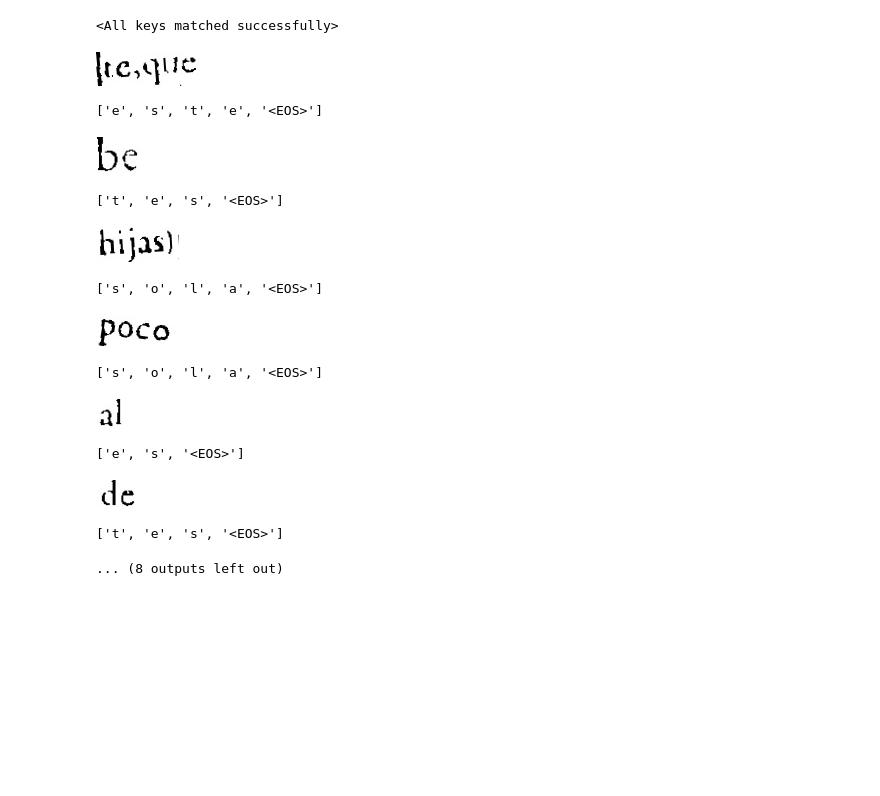
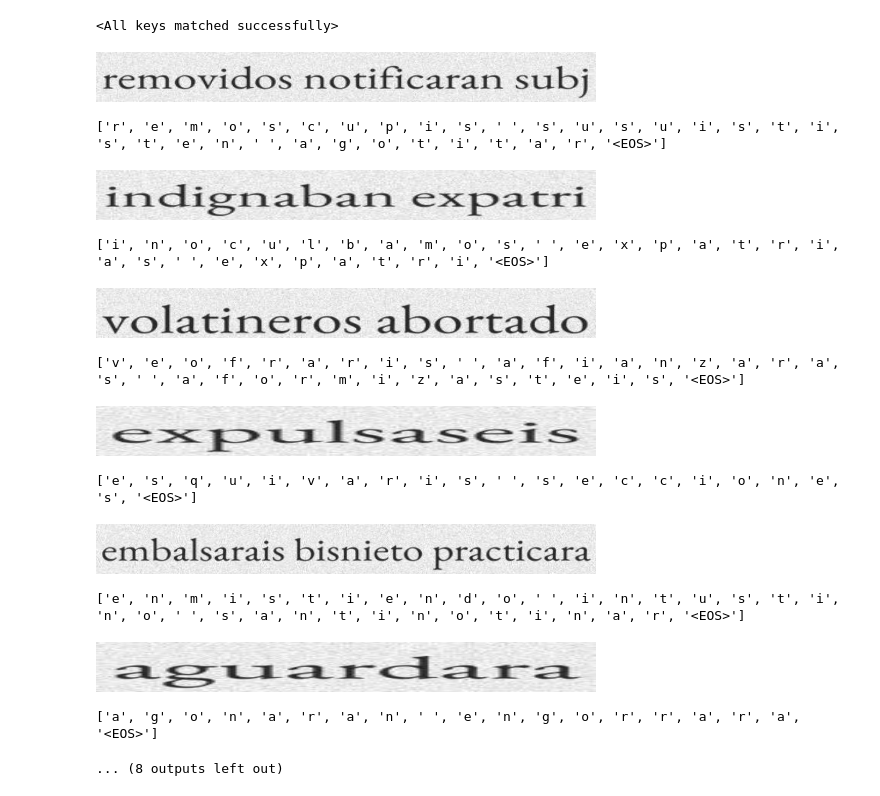
Before and after one commit to yamanoko/SeqCLR_RenaissanceSpanish, a Jupyter notebook: decoder_training.ipynb, the cells around one changed output. Saved outputs shown, nothing was run; the diff lists cells and outputs as text; code cells hidden in the pictures; blank space fills up the shorter version.

```diff
--- a/decoder_training.ipynb
+++ b/decoder_training.ipynb
@@ -34,13 +38,16 @@ encoder.load_state_dict(torch.load('encoder.pt'))
 # %%
 torch.manual_seed(0)
-decoder_dataset = DecoderDataset('Padilla_v2/labeled_dataset.csv', 'Padilla_v2/cropped_images', token_dict)
-# decoder_dataset = torch.utils.data.ConcatDataset([padilla_dataset, generated_dataset, padilla_dataset])
+padilla_dataset = DecoderDataset('Padilla/labeled_dataset.csv', 'Padilla/cropped_images', token_dict)
+# rodrigo_dataset = DecoderDataset('Rodrigo/rodrigo_dataset.csv', 'Rodrigo/images', token_dict)
+generated_dataset = DecoderDataset('generated_dataset_for_decoder/train.csv', 'generated_dataset_for_decoder/train', token_dict)
+decoder_dataset = torch.utils.data.ConcatDataset([padilla_dataset, generated_dataset])
+# decoder_dataset = padilla_dataset
 train_size = int(0.9 * len(decoder_dataset))
 val_size = len(decoder_dataset) - train_size
 train_dataset, val_dataset = random_split(decoder_dataset, [train_size, val_size])
-train_dataloader = DataLoader(train_dataset, batch_size=16)
-val_dataloader = DataLoader(val_dataset, batch_size=16)
+train_dataloader = DataLoader(train_dataset, batch_size=16, shuffle=True)
+val_dataloader = DataLoader(val_dataset, batch_size=16, shuffle=False)
 # %%
-criterion = CrossEntropyLoss()
+criterion = NLLLoss()
 optimizer = Adam(list(encoder.parameters()) + list(decoder.parameters()))
 cer = CharErrorRate()
@@ -53,6 +54,8 @@ def tokenizer_func(input_list: List[torch.tensor], token: List[str]) -> List[str
 # %%
 epochs = 20
 SOS_token = token_dict['<SOS>']
+train_cer_list = []
+val_cer_list = []
 
 for epoch in range(epochs):
     # Training loop
@@ -69,7 +72,7 @@ for epoch in range(epochs):
         predictions = []
         for t in range(labels.size(1)):
             decoder_output, decoder_hidden = decoder(decoder_input, decoder_hidden, encoder_outputs)
-            _, decoder_output_labels = torch.max(F.log_softmax(decoder_output), dim=1)
+            _, decoder_output_labels = torch.max(decoder_output, dim=1)
 
             loss += criterion(decoder_output, labels[:, t])
             predictions.append(decoder_output_labels.unsqueeze(0))
@@ -88,6 +91,7 @@ for epoch in range(epochs):
         if i % 100 == 0:
             print(
                 f"Epoch {epoch + 1}/{epochs}, Batch {i}/{len(train_dataloader)}, Loss: {loss.item()}, CER: {total_cer / batch_count}")
+            train_cer_list.append(total_cer / batch_count)
 
     # Validation loop
     decoder.eval()
@@ -104,7 +108,7 @@ for epoch in range(epochs):
             val_predictions = []
             for t in range(labels.size(1)):
                 decoder_output, decoder_hidden = decoder(decoder_input, decoder_hidden, encoder_outputs)
-                _, decoder_output_labels = torch.max(F.log_softmax(decoder_output), dim=1)
+                _, decoder_output_labels = torch.max(decoder_output, dim=1)
 
                 loss += criterion(decoder_output, labels[:, t])
                 val_predictions.append(decoder_output_labels.unsqueeze(0))
@@ -120,6 +124,7 @@ for epoch in range(epochs):
 
         val_loss = total_val_loss / val_batch_count
         val_cer = total_val_cer / val_batch_count
+        val_cer_list.append(val_cer)
 
     print(f"Epoch {epoch + 1}/{epochs}, Validation Loss: {val_loss}, Validation CER: {val_cer}")
 # %% [output]
@@ -171,55 +183,59 @@ with open('char_to_token.pkl', 'rb') as f:
     token_dict = pickle.load(f)
 
 SOS_token = token_dict['<SOS>']
-test_dataset_folder = "cropped_images"
+test_dataset_folder = "generated_dataset_for_decoder/train"
 # %%
 import PIL
 from PIL import Image
 from matplotlib import pyplot as plt
+from torchvision.transforms import ToPILImage
 
 import random
 
-img_size = (32, 100)
+img_size = (50, 500)
 
 data_transform = transforms.Compose([
-            Lambda(lambda img: img.convert("L")),  # Convert image to grayscale
-            Lambda(lambda img: resize_and_pad(img=img, target_size=img_size)),
+            # Lambda(lambda img: img.convert("L")),  # Convert image to grayscale
+            # Lambda(lambda img: img.point(lambda p: p > 128 and 255)),  # Binarize the image
+            # Lambda(lambda img: resize_and_pad(img=img, target_size=img_size)),
+            Lambda(lambda img: img.convert("RGB")),
             Resize(img_size),
             ToTensor(),  # Convert image to PyTorch Tensor in CHW format
         ])
 
 decoder.eval()
 
 test_data_files = os.listdir(test_dataset_folder)
 random.shuffle(test_data_files)
 
 with torch.no_grad():
     for filename in test_data_files[:10]:
         image = Image.open(os.path.join(test_dataset_folder, filename))
-        display(image)
-        image_tensor = data_transform(image).unsqueeze(0).to(device)
+        image = data_transform(image)
+        display(ToPILImage()(image))
+        image_tensor = image.unsqueeze(0).to(device)
         encoder_outputs, decoder_hidden = encoder(image_tensor)
         decoder_input = torch.tensor([[SOS_token]] * image_tensor.size(0)).to(device)
         prediction = []
         for t in range(50):  # Assuming maximum sequence length is 50
             decoder_output, decoder_hidden = decoder(decoder_input, decoder_hidden, encoder_outputs)
-            _, topi = F.log_softmax(decoder_output).topk(1)
+            _, topi = decoder_output.topk(1)
             decoder_input = topi.detach()
             prediction.append(decoder_input.item())
             if decoder_input.item() == token_dict['<EOS>']:
                 break
         print([token_to_char[i] for i in prediction])
 # %% [output]
-[figure, old version]
+[figure, new version]
-['e', 's', 't', 'e', '<EOS>']
+['r', 'e', 'm', 'o', 's', 'c', 'u', 'p', 'i', 's', ' ', 's', 'u', 's', 'u', 'i', 's', 't', 'i', 's', 't', 'e', 'n', ' ', 'a', 'g', 'o', 't', 'i', 't', 'a', 'r', '<EOS>']
-[figure, old version]
+[figure, new version]
-['t', 'e', 's', '<EOS>']
+['i', 'n', 'o', 'c', 'u', 'l', 'b', 'a', 'm', 'o', 's', ' ', 'e', 'x', 'p', 'a', 't', 'r', 'i', 'a', 's', ' ', 'e', 'x', 'p', 'a', 't', 'r', 'i', '<EOS>']
-[figure, old version]
+[figure, new version]
-['s', 'o', 'l', 'a', '<EOS>']
+['v', 'e', 'o', 'f', 'r', 'a', 'r', 'i', 's', ' ', 'a', 'f', 'i', 'a', 'n', 'z', 'a', 'r', 'a', 's', ' ', 'a', 'f', 'o', 'r', 'm', 'i', 'z', 'a', 's', 't', 'e', 'i', 's', '<EOS>']
-[figure, old version]
+[figure, new version]
-['s', 'o', 'l', 'a', '<EOS>']
+['e', 's', 'q', 'u', 'i', 'v', 'a', 'r', 'i', 's', ' ', 's', 'e', 'c', 'c', 'i', 'o', 'n', 'e', 's', '<EOS>']
-[figure, old version]
+[figure, new version]
-['e', 's', '<EOS>']
+['e', 'n', 'm', 'i', 's', 't', 'i', 'e', 'n', 'd', 'o', ' ', 'i', 'n', 't', 'u', 's', 't', 'i', 'n', 'o', ' ', 's', 'a', 'n', 't', 'i', 'n', 'o', 't', 'i', 'n', 'a', 'r', '<EOS>']
-[figure, old version]
+[figure, new version]
-['t', 'e', 's', '<EOS>']
+['a', 'g', 'o', 'n', 'a', 'r', 'a', 'n', ' ', 'e', 'n', 'g', 'o', 'r', 'r', 'a', 'r', 'a', '<EOS>']
 ... (8 outputs left out)
```
Also changed, not shown: parts of 6 cells of this notebook, 6 other files.
